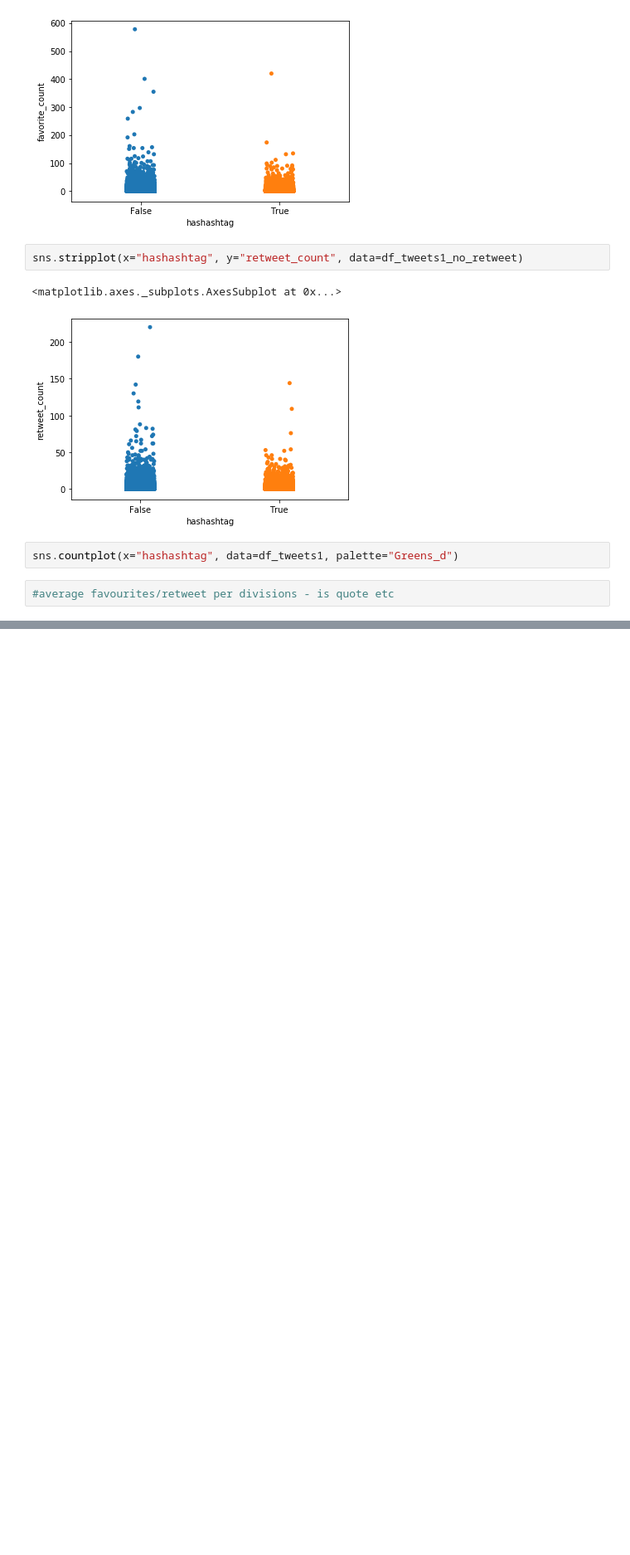
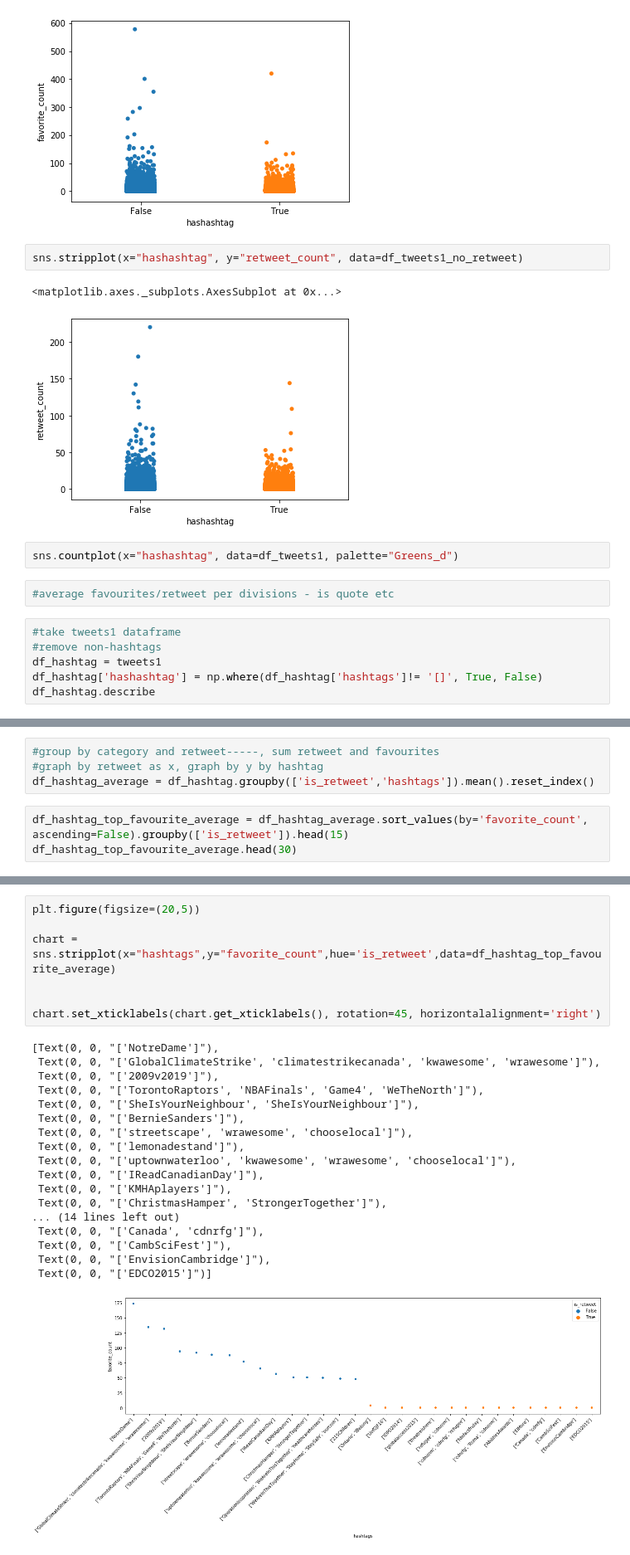
Before and after one commit to douglas-thoms/Datathon-2021-10-16, a Jupyter notebook: Douglas EDA.ipynb, the cells around one changed output, grey strips where cells are left out. Shown at 83% size. Cells and saved outputs as stored; diff of their text form; blank space fills up the shorter version.

Commit message:
checking hashtag and is retweet relationship

```diff
--- a/Douglas EDA.ipynb
+++ b/Douglas EDA.ipynb
@@ -246,3 +246,9 @@ sns.stripplot(x="hashashtag", y="retweet_count", data=df_tweets1_no_retweet)
 sns.countplot(x="hashashtag", data=df_tweets1, palette="Greens_d")
 # %%
 #average favourites/retweet per divisions - is quote etc
+# %%
+#take tweets1 dataframe
+#remove non-hashtags
+df_hashtag = tweets1
+df_hashtag['hashashtag'] = np.where(df_hashtag['hashtags']!= '[]', True, False)
+df_hashtag.describe
@@ -248,0 +273,7 @@ sns.countplot(x="hashashtag", data=df_tweets1, palette="Greens_d")
+# %%
+#group by category and retweet-----, sum retweet and favourites
+#graph by retweet as x, graph by y by hashtag
+df_hashtag_average = df_hashtag.groupby(['is_retweet','hashtags']).mean().reset_index()
+# %%
+df_hashtag_top_favourite_average = df_hashtag_average.sort_values(by='favorite_count', ascending=False).groupby(['is_retweet']).head(15)
+df_hashtag_top_favourite_average.head(30)
@@ -248,0 +298,26 @@ sns.countplot(x="hashashtag", data=df_tweets1, palette="Greens_d")
+# %%
+plt.figure(figsize=(20,5))
+
+chart = sns.stripplot(x="hashtags",y="favorite_count",hue='is_retweet',data=df_hashtag_top_favourite_average)
+
+
+chart.set_xticklabels(chart.get_xticklabels(), rotation=45, horizontalalignment='right')
+# %% [output]
+[Text(0, 0, "['NotreDame']"),
+ Text(0, 0, "['GlobalClimateStrike', 'climatestrikecanada', 'kwawesome', 'wrawesome']"),
+ Text(0, 0, "['2009v2019']"),
+ Text(0, 0, "['TorontoRaptors', 'NBAFinals', 'Game4', 'WeTheNorth']"),
+ Text(0, 0, "['SheIsYourNeighbour', 'SheIsYourNeighbour']"),
+ Text(0, 0, "['BernieSanders']"),
+ Text(0, 0, "['streetscape', 'wrawesome', 'chooselocal']"),
+ Text(0, 0, "['lemonadestand']"),
+ Text(0, 0, "['uptownwaterloo', 'kwawesome', 'wrawesome', 'chooselocal']"),
+ Text(0, 0, "['IReadCanadianDay']"),
+ Text(0, 0, "['KMHAplayers']"),
+ Text(0, 0, "['ChristmasHamper', 'StrongerTogether']"),
+... (14 lines left out)
+ Text(0, 0, "['Canada', 'cdnrfg']"),
+ Text(0, 0, "['CambSciFest']"),
+ Text(0, 0, "['EnvisionCambridge']"),
+ Text(0, 0, "['EDCO2015']")]
+[figure, added]
```
Also changed, not shown: parts of 4 cells of this notebook.
